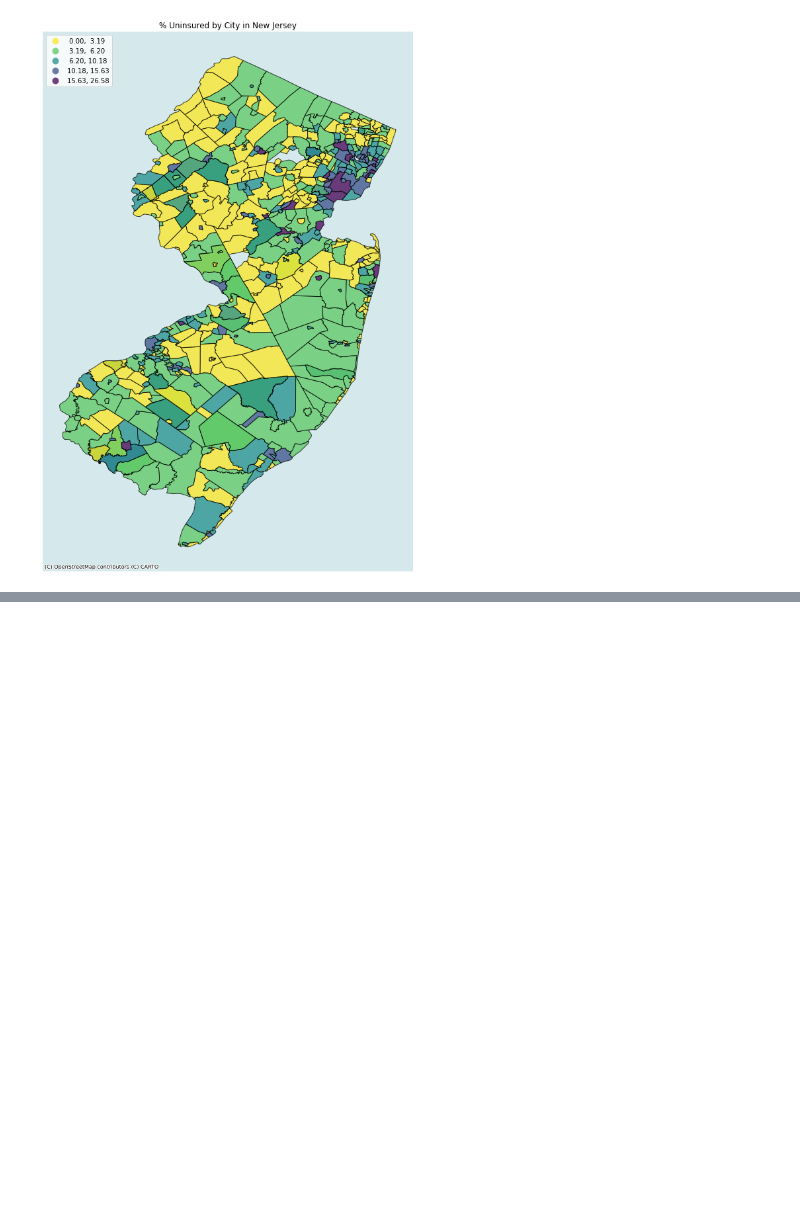
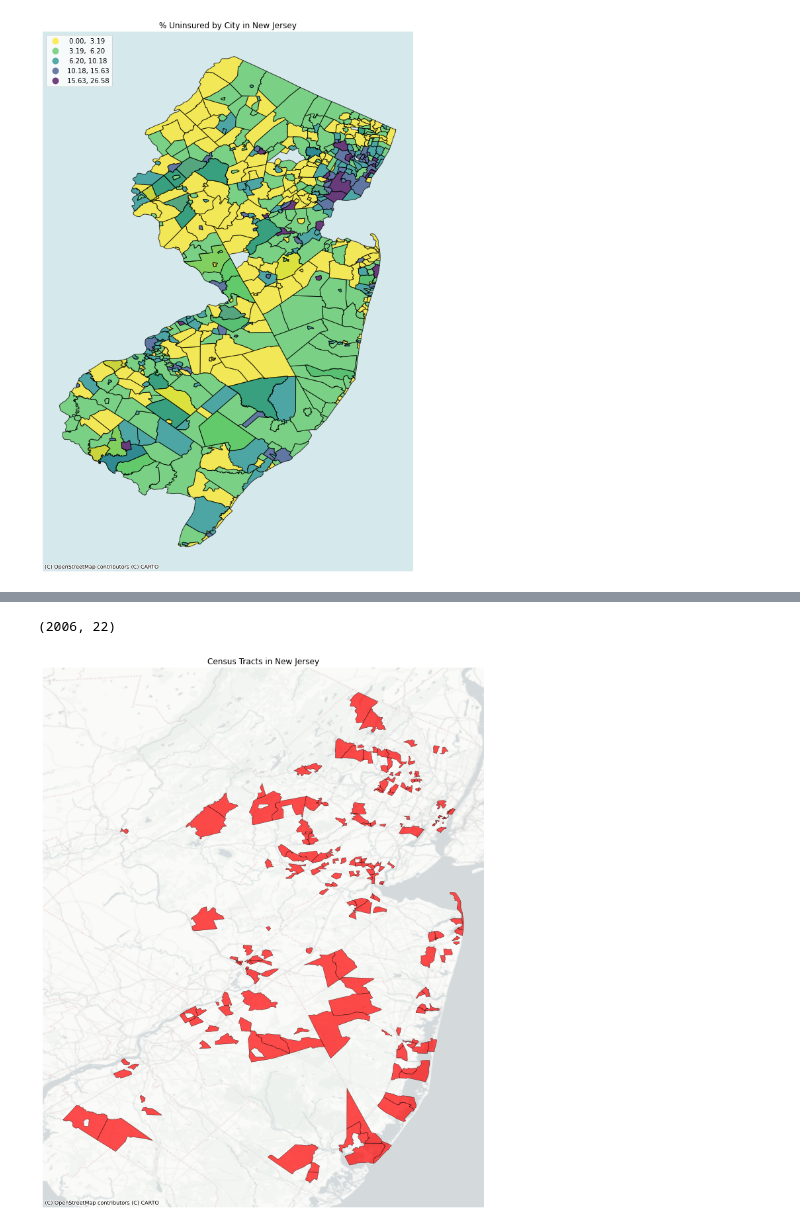
Before and after one commit to Myself1214/Pushing-P-Breakers, a Jupyter notebook: tobler_interpolation_test.ipynb, the cells around one changed output, grey strips where cells are left out. Cells and saved outputs as stored; diff of their text form; code cells hidden in the pictures; blank space fills up the shorter version.

```diff
--- a/tobler_interpolation_test.ipynb
+++ b/tobler_interpolation_test.ipynb
@@ -205,0 +243,6 @@ ax.set_axis_off();
+# %%
+# Set df to the same Coordinate System as Tract
+df = df.set_crs(tract.crs)
+# %%
+extensive_variables = list(df.drop(['State','County','City','Latitude','Longitude','geometry','% Uninsured'], axis=1).columns)
+results = area_interpolate(source_df=df, target_df=tract, intensive_variables = ['Unemployment Rate (16 & Over)'],extensive_variables=extensive_variables)
@@ -205,0 +259,27 @@ ax.set_axis_off();
+# %%
+results.shape
+# %% [output]
+(2006, 22)
+# %%
+# Set up figure and a single axis
+f, ax = plt.subplots(1, figsize=(15, 15))
+
+# Build choropleth
+results.iloc[1000:1200].plot(
+    color = 'red',
+    edgecolor='black',
+    alpha = 0.7,
+    ax = ax,
+    linewidth = 0.5
+)
+# Add basemap
+contextily.add_basemap(
+    ax,
+    source=contextily.providers.CartoDB.PositronNoLabels,
+    crs=results.crs
+)
+
+plt.title('Census Tracts in New Jersey')
+ax.set_axis_off();
+# %% [output]
+[figure, added]
```
Also changed, not shown: parts of 7 cells of this notebook, 13 other files.
